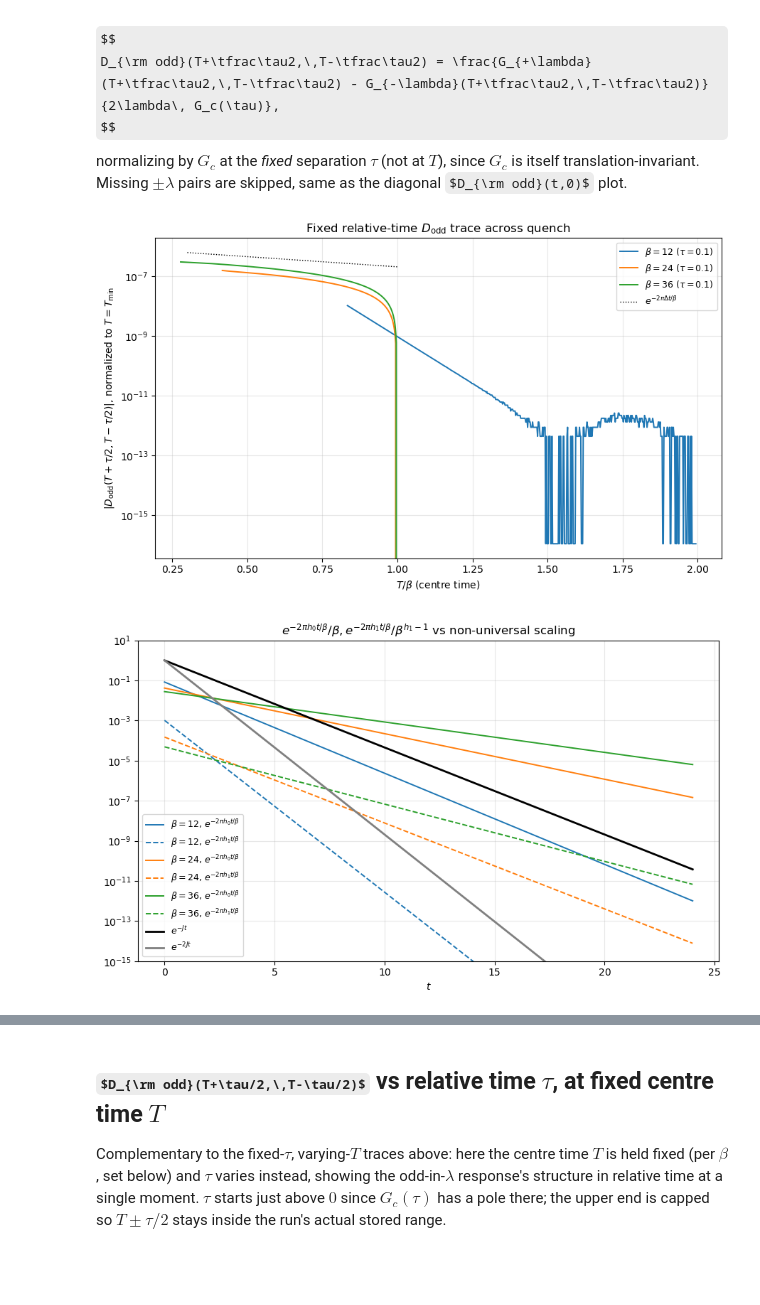
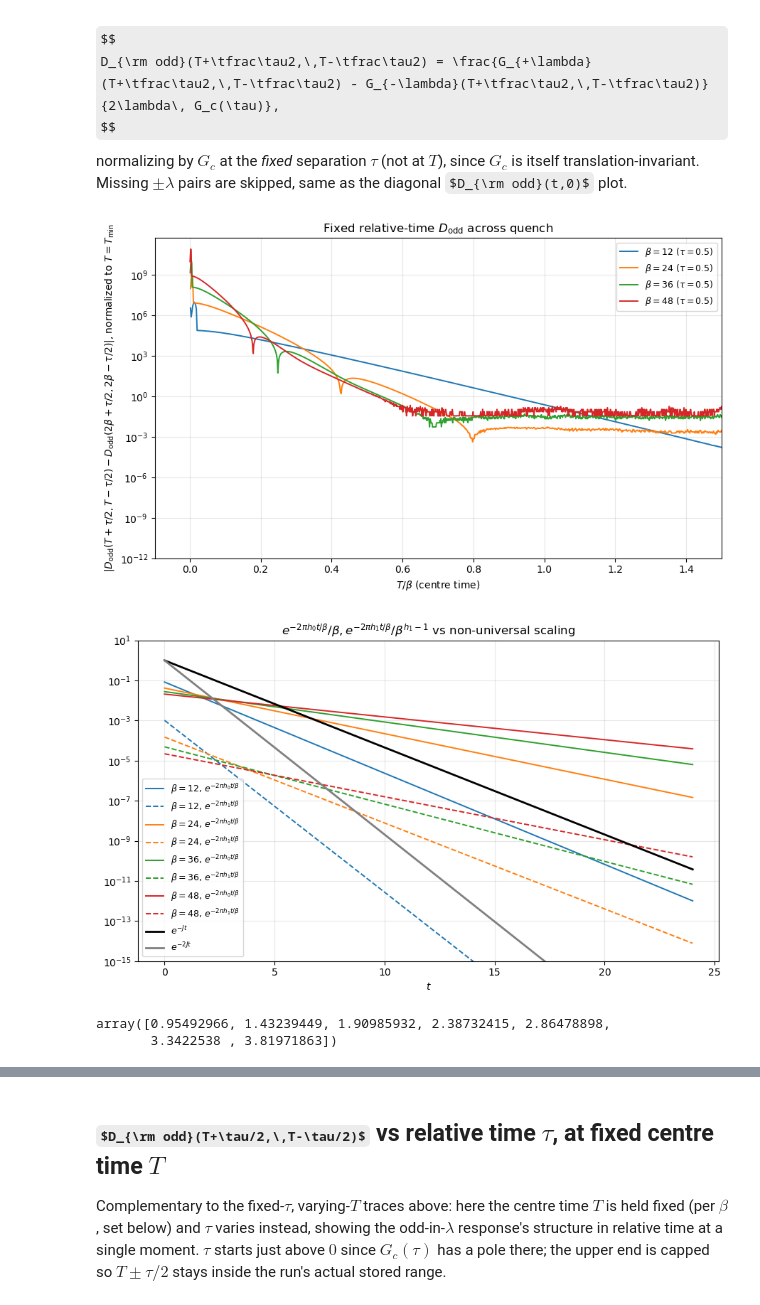
Before and after one commit to meabhallen/sykquench, a Jupyter notebook: syk_realtime_quench.ipynb, the cells around one changed output, grey strips where cells are left out. Drawn from its saved outputs; the diff is of its cells as text; code cells hidden in the pictures; some formulas as TeX source; blank space fills up the shorter version.

Commit message:
update quench

```diff
--- a/syk_realtime_quench.ipynb
+++ b/syk_realtime_quench.ipynb
@@ -445,9 +446,10 @@ for run in D_odd_runs:
     betas_by_cutoff.setdefault(run["eq_kernel_cutoff"], []).append(run["beta"])
 
 for run in D_odd_runs:
-    keep = run["t"] > 0  # t=0 excluded: Gc_complex has a pole there
+    D_odd_abs = np.abs(run["D_odd"])
+    keep = (run["t"] > 0) & (D_odd_abs >= 1e-14)  # t=0 excluded: Gc_complex has a pole there; drop |D_odd| below noise floor
     ax.plot(
-        run["t"][keep]/run['beta'], np.abs(run["D_odd"][keep]),
+        run["t"][keep]/run['beta'], D_odd_abs[keep],
         lw=1.4, color=colour_for(run, betas_by_cutoff[run["eq_kernel_cutoff"]]),
     )
 
@@ -486,50 +488,54 @@ for key, sides in pairs.items():
     beta = r_plus["beta"]
     J = r_plus["J4_i"]
     lam = abs(r_plus["eq_kernel_lambda"])
-    tau = 0.1 #beta / 8 / np.pi
+    tau = 0.5 #beta / 8 / np.pi
 
     G_plus, G_minus = r_plus["G_lookup"], r_minus["G_lookup"]
 
     dt = float(np.nanmedian(np.diff(r_plus["t_Gt0"])))
-    t_min, t_max = 10, r_plus["t_Gt0"][-1]
+    t_min, t_max = r_plus["t_Gt0"][0], r_plus["t_Gt0"][-1]
     # Margin applied against the run's *actual* stored range, not against
     # the display window t_min/t_max -- see the bare-G trace cell above.
     data_min, data_max = r_plus["t_Gt0"][0], r_plus["t_Gt0"][-1]
     T_grid = np.arange(max(t_min, data_min + tau / 2), min(t_max, data_max - tau / 2), dt)
 
     G_plus_fixed_tau = np.array([G_plus(T + tau / 2, T - tau / 2) for T in T_grid])
     G_minus_fixed_tau = np.array([G_minus(T + tau / 2, T - tau / 2) for T in T_grid])
     D_odd_fixed_tau = (G_plus_fixed_tau - G_minus_fixed_tau) / (2 * lam * Gc_complex(tau, beta, J))
 
     label = rf"$\beta={beta:g}$"
     if len(DELTA_CUTOFF_KEEP) > 1:
         label += rf", $\Lambda={r_plus['eq_kernel_cutoff']:g}$"
     label += rf" ($\tau={tau:g}$)"
 
+    y_vals = np.abs(1 - np.abs(D_odd_fixed_tau / D_odd_fixed_tau[-1]))
+    #y_vals = np.abs(np.abs(D_odd_fixed_tau ))
+    keep = (y_vals >= 1e-13) & (T_grid>0)  # drop |D_odd| below noise floor
     ax.plot(
-        T_grid/beta, np.abs(1-np.abs(D_odd_fixed_tau/D_odd_fixed_tau[-1])) ,
+        T_grid[keep]/beta,beta**(2*3.77-1) *y_vals[keep],
         lw=1.4, color=beta_colors[beta], label=label,
     )
+    #ax.plot(T_grid[keep]/beta, np.exp(-T_grid[keep])/100,lw=1.4, color=beta_colors[beta], label="e^{-Jt}",ls='--',)
 
-ax.plot(np.linspace(0.3,1,20), np.exp(-0.5*np.pi*np.linspace(0.3,1,20))/1000000,color="black", lw=1, ls=":",label = r'$e^{-2\pi \Delta t/\beta}$')
-#ax.plot(np.linspace(0.3,1,20), np.exp(-2*3.77*np.pi*np.linspace(0.3,1,20))/100,color="black", lw=1, ls=":",label = r'$e^{-2\pi h_1t/\beta}$')
+#ax.plot(np.linspace(0.3,1,20), np.exp(-2*2*np.pi*np.linspace(0.3,1,20))/1000000,color="purple", lw=1, ls=":",label = r'$e^{-2\pi h_0 t/\beta}$')
+#ax.plot(np.linspace(0.3,1,20), np.exp(-2*3.77*np.pi*np.linspace(0.1,1,20))/5000000,color="black", lw=1, ls=":",label = r'$e^{-2\pi h_1t/\beta}$')
 
 ax.set_xlabel(r"$T/\beta$ (centre time)")
-ax.set_ylabel(r"$|D_{\rm odd}(T+\tau/2,T-\tau/2)|$, normalized to $T=T_{\min}$")
+ax.set_ylabel(r"$|D_{\rm odd}(T+\tau/2,T-\tau/2)-D_{\rm odd}(2\beta+\tau/2,2\beta-\tau/2)|$, normalized to $T=T_{\min}$")
 ax.set_yscale("log")
 #ax.set_xscale("log")
-#ax.set_xlim((0.3,0.9))
-#ax.set_ylim((0.00000001,0.000001))
-ax.set_title(r"Fixed relative-time $D_{\rm odd}$ trace across quench")
+ax.set_xlim((None,1.5))
+ax.set_ylim((1e-12, None))#0.00000005))
+ax.set_title(r"Fixed relative-time $D_{\rm odd}$ across quench")
 ax.legend(fontsize=9)
 ax.grid(alpha=0.3)
 fig.tight_layout()
 plt.show()
 
 if not any_pair:
     print("No +/-lambda pairs available yet.")
 # %% [output]
-[figure, old version]
+[figure, new version]
 # %%
 fig, ax = plt.subplots(figsize=(9, 5.5))
 tgrid= np.linspace(0,24,100)
@@ -568,7 +574,12 @@ ax.grid(alpha=0.3)
 fig.tight_layout()
 plt.show()
 # %% [output]
-[figure, old version]
+[figure, new version]
+# %%
+np.array([12,18,24,30,36,42,48])/4/np.pi
+# %% [output]
+array([0.95492966, 1.43239449, 1.90985932, 2.38732415, 2.86478898,
+       3.3422538 , 3.81971863])
 # %%
 fig, ax = plt.subplots(figsize=(9, 5.5))
 xgrid= np.linspace(0,2,100)
```
Also changed, not shown: parts of 20 cells of this notebook, 1 other file.
